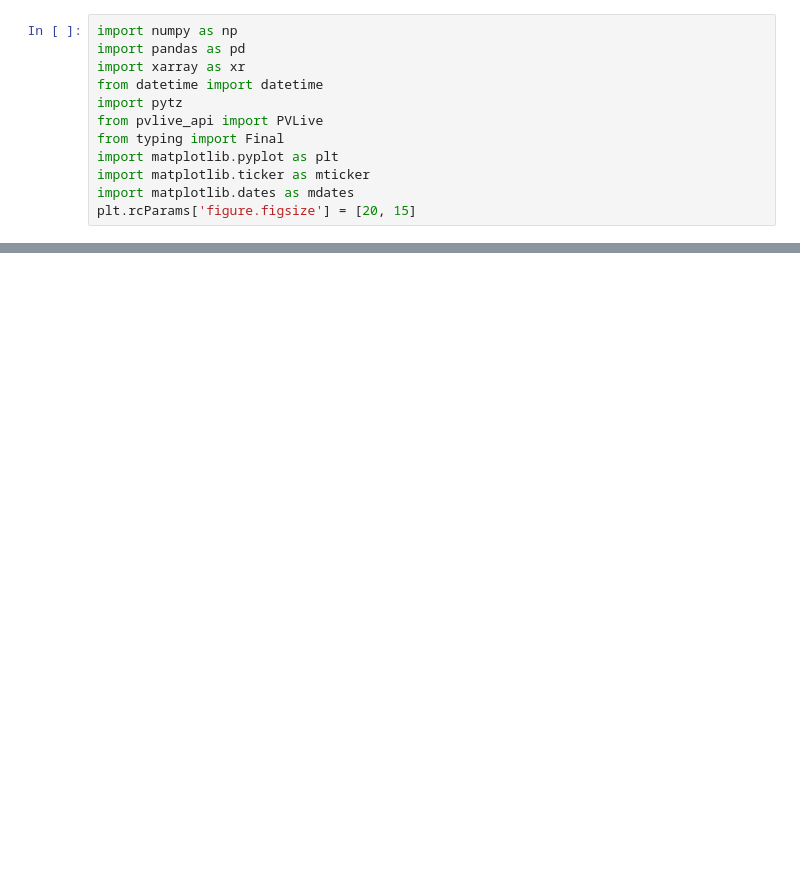
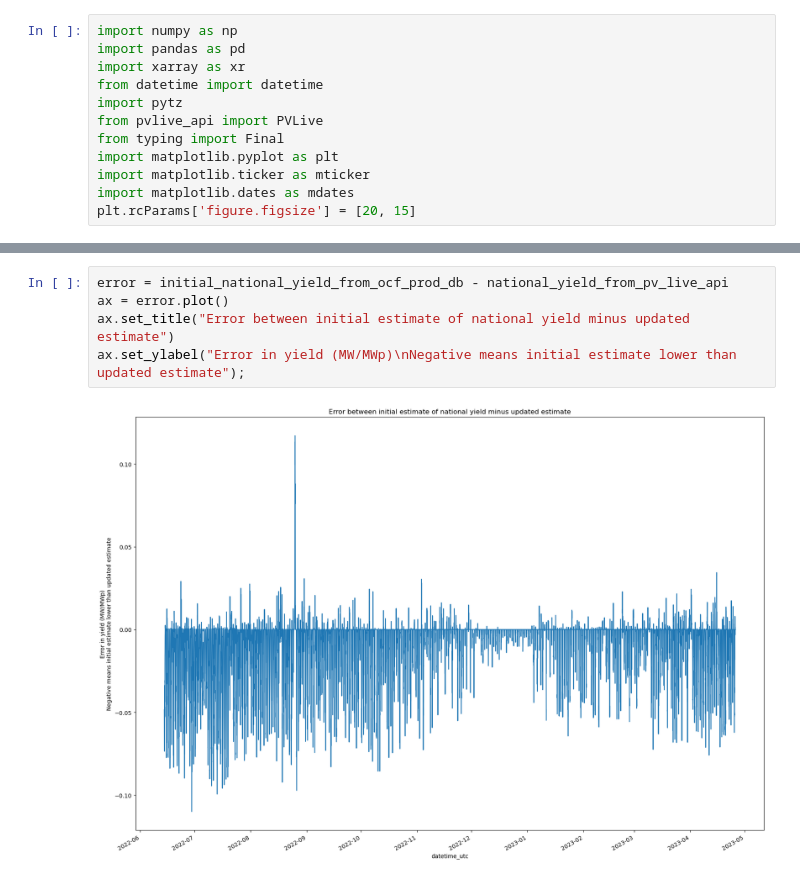
Before and after one commit to openclimatefix/analysis_of_pv_live, a Jupyter notebook: notebooks/plot_error_between_intraday_PV_Live_and_updated_PV_Live.ipynb, the cells around one changed output, grey strips where cells are left out. Drawn from its saved outputs; the diff is of its cells as text; blank space fills up the shorter version.

```diff
--- a/notebooks/plot_error_between_intraday_PV_Live_and_updated_PV_Live.ipynb
+++ b/notebooks/plot_error_between_intraday_PV_Live_and_updated_PV_Live.ipynb
@@ -248,0 +264,7 @@ ax.set_xlim([
+# %%
+error = initial_national_yield_from_ocf_prod_db - national_yield_from_pv_live_api
+ax = error.plot()
+ax.set_title("Error between initial estimate of national yield minus updated estimate")
+ax.set_ylabel("Error in yield (MW/MWp)\nNegative means initial estimate lower than updated estimate");
+# %% [output]
+[figure, added]
```
Also changed, not shown: parts of 20 cells of this notebook, 1 other file.
